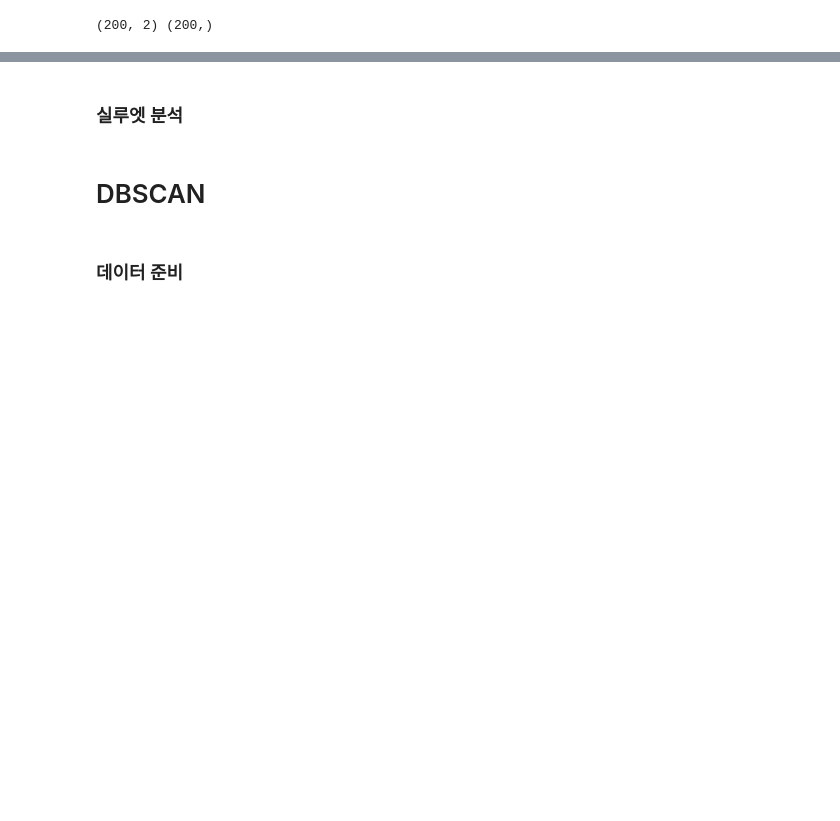
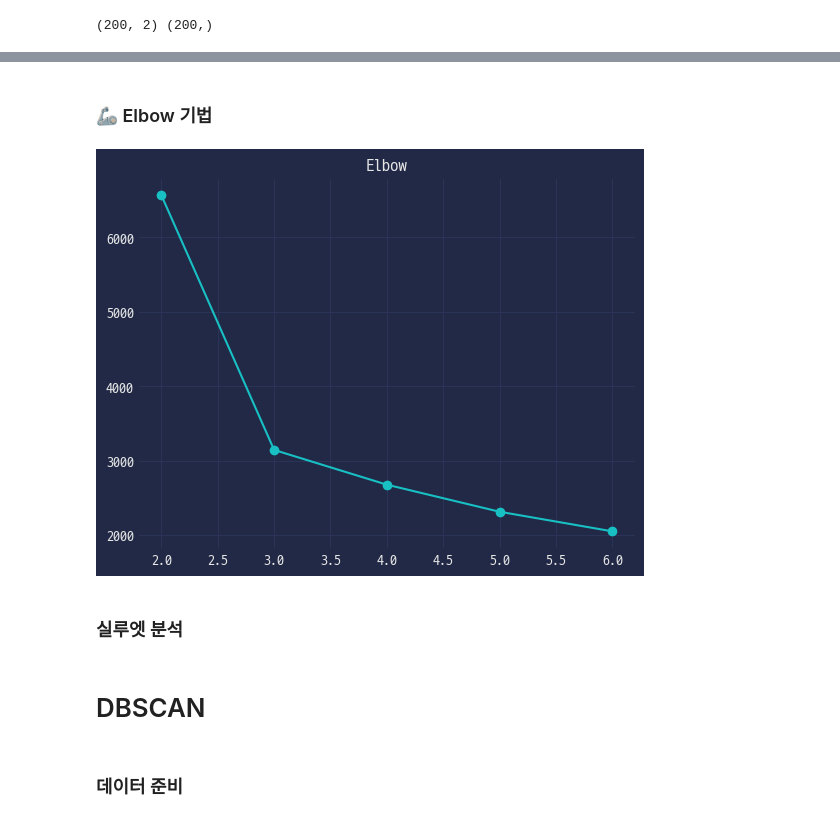
Before and after one commit to zer0ken/ms-ai-school, a Jupyter notebook: clustering/20_군집화_실습_원본.ipynb, the cells around one changed output, grey strips where cells are left out. Cells and saved outputs as stored; diff of their text form; code cells hidden in the pictures; blank space fills up the shorter version.

```diff
--- a/clustering/20_군집화_실습_원본.ipynb
+++ b/clustering/20_군집화_실습_원본.ipynb
@@ -71,3 +120,19 @@ plt.title('Original Data');
+# %% [markdown]
+### 🦾 Elbow 기법
+# %%
+# inertia_: 각 데이터 포인트와 그 데이터가 속한 군집의 중심점 사이의 거리 제곱합
+inertias = []
+for i in range(2, 7):
+    km = KMeans(i)
+    km.fit(features)
+    inertias.append(km.inertia_)
+
+# sns.lineplot(x=list(range(2, 7)), y=inertias)
+plt.plot(range(2, 7), inertias, marker='o')
+plt.title('Elbow')
+plt.show()
+# %% [output]
+[figure, added]
 # %% [markdown]
 ### 실루엣 분석
 # %%
```
Also changed, not shown: parts of 20 cells of this notebook, 1 other file.
